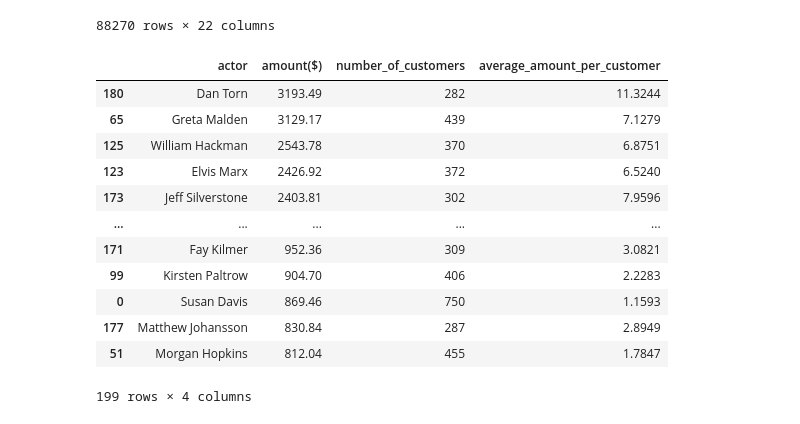
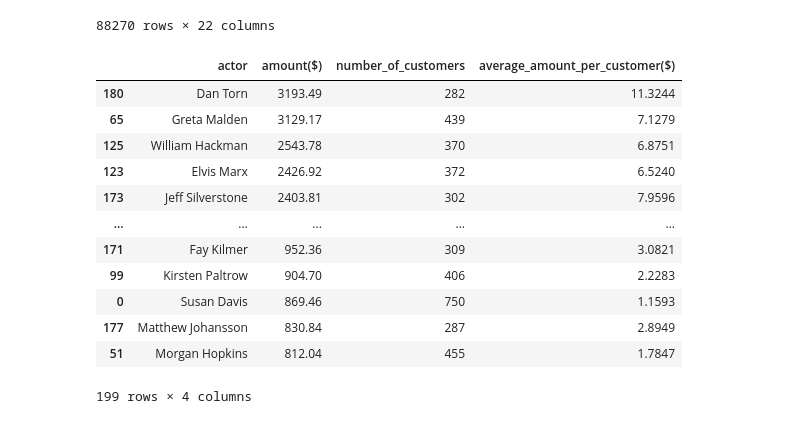
Before and after one commit to vick998/Banzae-py, a Jupyter notebook: Top5s.ipynb, the cells around one changed output. Saved outputs shown, nothing was run; the diff lists cells and outputs as text; code cells hidden in the pictures.

```diff
--- a/Top5s.ipynb
+++ b/Top5s.ipynb
@@ -230,25 +230,29 @@ m1
 # %%
 master1 = m1.copy()
 master1 = master1.drop(columns = ['description','release_year','language_id','rental_duration','rental_rate','length','replacement_cost','rating'])
 master1 = master1.drop(columns = ['special_features','fulltext','inventory_id','store_id','rental_id','rental_date','return_date','staff_id'])
+#copy and drop redundant columns
 master1 = master1.dropna(axis=0)
+#drop nan rows
 m1s1 = master1.actor_name.value_counts()
 m1s2 = master1.groupby('actor_name')['amount'].sum()
 m1s3 = pd.Series(data = (m1s2.values/m1s1.values), index=m1s1.index)
 m1s4d = list()
 for i in m1s3.values:
     m1s4d.append(round(i,4))
 m1s4 = pd.Series(data = m1s4d, index=m1s1.index)
+#operations on data
 d1f = {
     'actor' : m1s1.index,
     'amount($)' : m1s2.values,
     'number_of_customers' : m1s1.values,
-    'average_amount_per_customer' : m1s4.values
+    'average_amount_per_customer($)' : m1s4.values
 }
 master1f = pd.DataFrame(data=d1f)
 master1f.sort_values('amount($)',ascending=False)
+#final df and sort
 # %% [output]
-|  | actor | amount($) | number_of_customers | average_amount_per_customer |
+|  | actor | amount($) | number_of_customers | average_amount_per_customer($) |
 | 180 | Dan Torn | 3193.49 | 282 | 11.3244 |
 | 65 | Greta Malden | 3129.17 | 439 | 7.1279 |
 | 125 | William Hackman | 2543.78 | 370 | 6.8751 |
```
Also changed, not shown: parts of 1 cell of this notebook.
